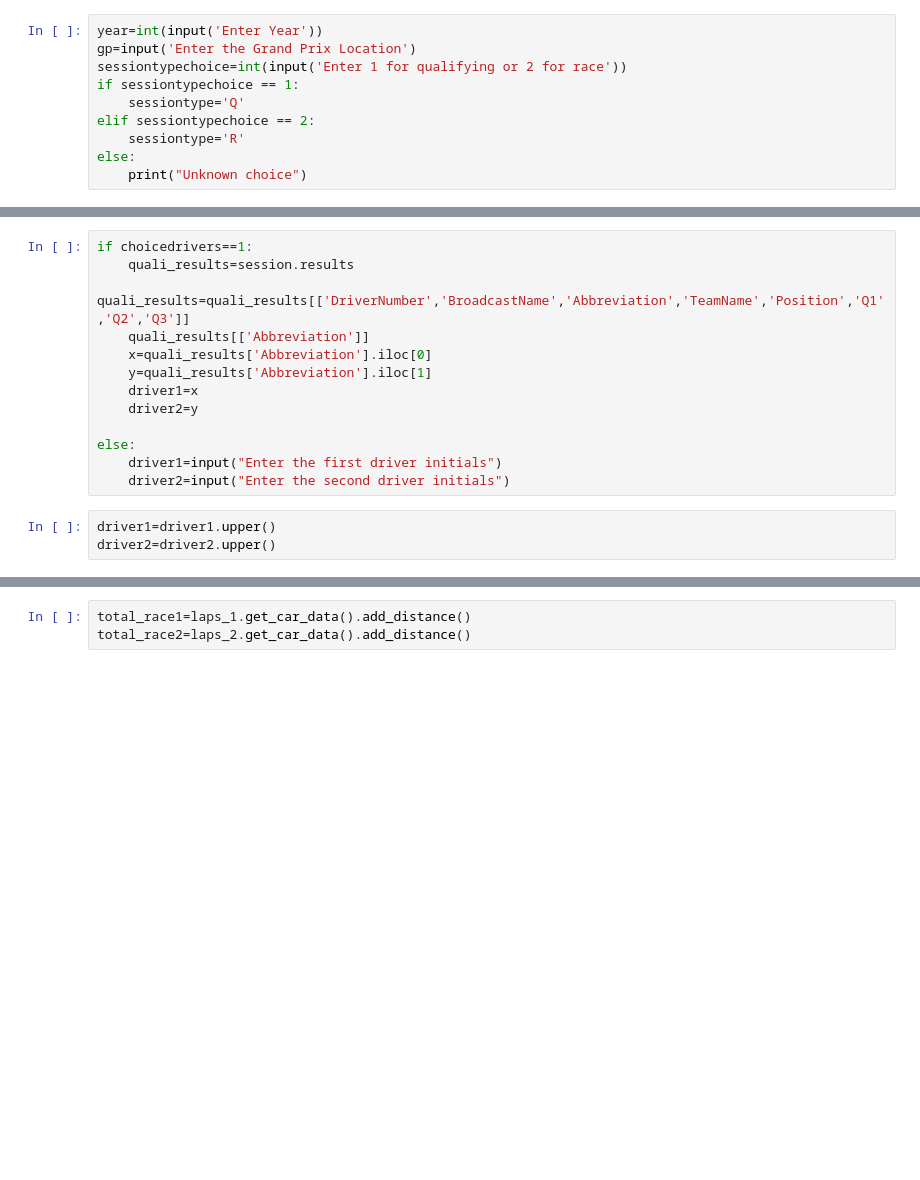
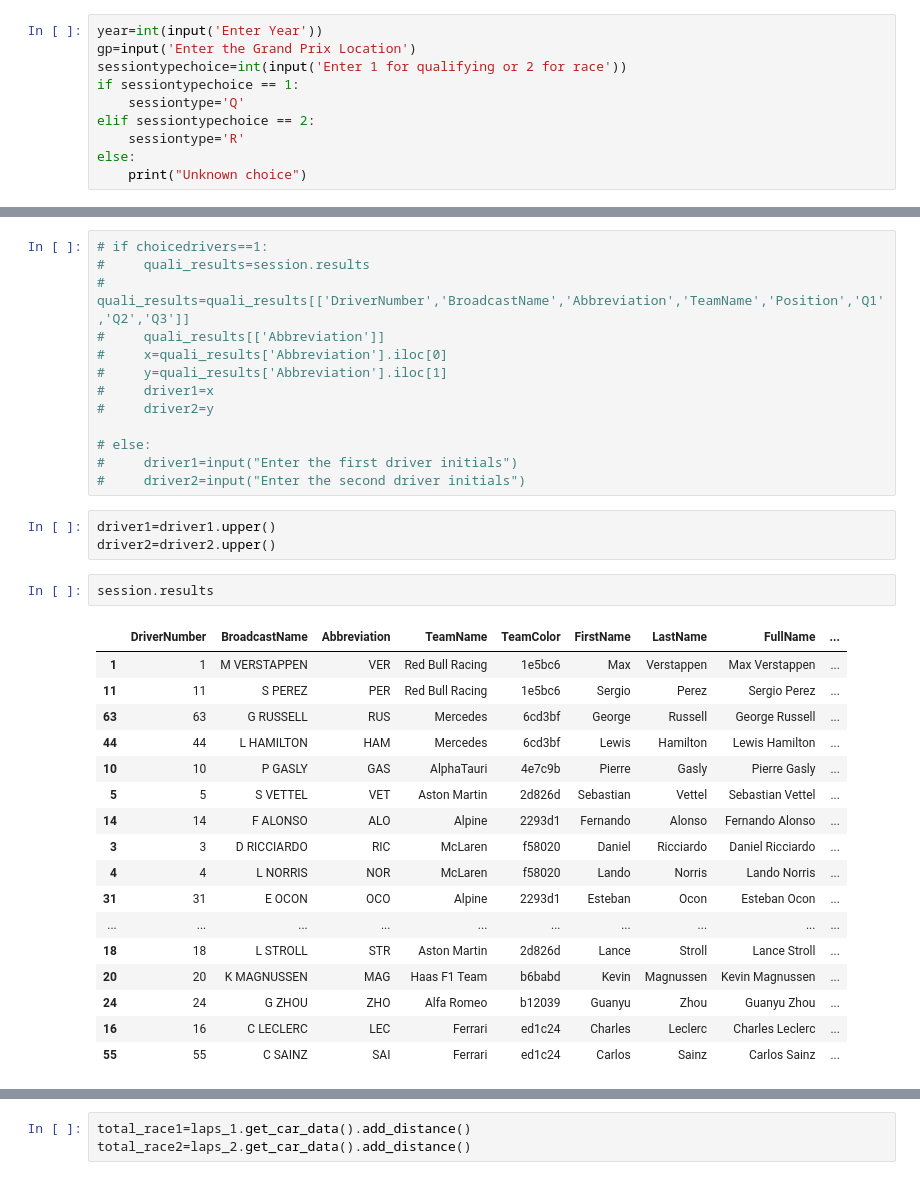
Before and after one commit to rajuptvs/F1-Analysis-and-Visualisations, a Jupyter notebook: telemetry.ipynb, the cells around one changed output, grey strips where cells are left out. Cells and saved outputs as stored; diff of their text form; blank space fills up the shorter version.

```diff
--- a/telemetry.ipynb
+++ b/telemetry.ipynb
@@ -49,19 +65,39 @@ choicedrivers=int(input("Enter 1 for the comparision between top 2 drivers \n En
 # %%
-if choicedrivers==1:
-    quali_results=session.results
-    quali_results=quali_results[['DriverNumber','BroadcastName','Abbreviation','TeamName','Position','Q1','Q2','Q3']]
-    quali_results[['Abbreviation']]
-    x=quali_results['Abbreviation'].iloc[0]
-    y=quali_results['Abbreviation'].iloc[1]
-    driver1=x
-    driver2=y
+# if choicedrivers==1:
+#     quali_results=session.results
+#     quali_results=quali_results[['DriverNumber','BroadcastName','Abbreviation','TeamName','Position','Q1','Q2','Q3']]
+#     quali_results[['Abbreviation']]
+#     x=quali_results['Abbreviation'].iloc[0]
+#     y=quali_results['Abbreviation'].iloc[1]
+#     driver1=x
+#     driver2=y
 
-else:
-    driver1=input("Enter the first driver initials")
-    driver2=input("Enter the second driver initials")
+# else:
+#     driver1=input("Enter the first driver initials")
+#     driver2=input("Enter the second driver initials")
 # %%
 driver1=driver1.upper()
 driver2=driver2.upper()
+# %%
+session.results
+# %% [output]
+|  | DriverNumber | BroadcastName | Abbreviation | TeamName | TeamColor | FirstName | LastName | FullName | ... |
+| 1 | 1 | M VERSTAPPEN | VER | Red Bull Racing | 1e5bc6 | Max | Verstappen | Max Verstappen | ... |
+| 11 | 11 | S PEREZ | PER | Red Bull Racing | 1e5bc6 | Sergio | Perez | Sergio Perez | ... |
+| 63 | 63 | G RUSSELL | RUS | Mercedes | 6cd3bf | George | Russell | George Russell | ... |
+| 44 | 44 | L HAMILTON | HAM | Mercedes | 6cd3bf | Lewis | Hamilton | Lewis Hamilton | ... |
+| 10 | 10 | P GASLY | GAS | AlphaTauri | 4e7c9b | Pierre | Gasly | Pierre Gasly | ... |
+| 5 | 5 | S VETTEL | VET | Aston Martin | 2d826d | Sebastian | Vettel | Sebastian Vettel | ... |
+| 14 | 14 | F ALONSO | ALO | Alpine | 2293d1 | Fernando | Alonso | Fernando Alonso | ... |
+| 3 | 3 | D RICCIARDO | RIC | McLaren | f58020 | Daniel | Ricciardo | Daniel Ricciardo | ... |
+| 4 | 4 | L NORRIS | NOR | McLaren | f58020 | Lando | Norris | Lando Norris | ... |
+| 31 | 31 | E OCON | OCO | Alpine | 2293d1 | Esteban | Ocon | Esteban Ocon | ... |
+| ... | ... | ... | ... | ... | ... | ... | ... | ... | ... |
+| 18 | 18 | L STROLL | STR | Aston Martin | 2d826d | Lance | Stroll | Lance Stroll | ... |
+| 20 | 20 | K MAGNUSSEN | MAG | Haas F1 Team | b6babd | Kevin | Magnussen | Kevin Magnussen | ... |
+| 24 | 24 | G ZHOU | ZHO | Alfa Romeo | b12039 | Guanyu | Zhou | Guanyu Zhou | ... |
+| 16 | 16 | C LECLERC | LEC | Ferrari | ed1c24 | Charles | Leclerc | Charles Leclerc | ... |
+| 55 | 55 | C SAINZ | SAI | Ferrari | ed1c24 | Carlos | Sainz | Carlos Sainz | ... |
 # %%
 laps=session.load_laps(with_telemetry=True)
 
```
Also changed, not shown: parts of 21 cells of this notebook, 6 other files.
